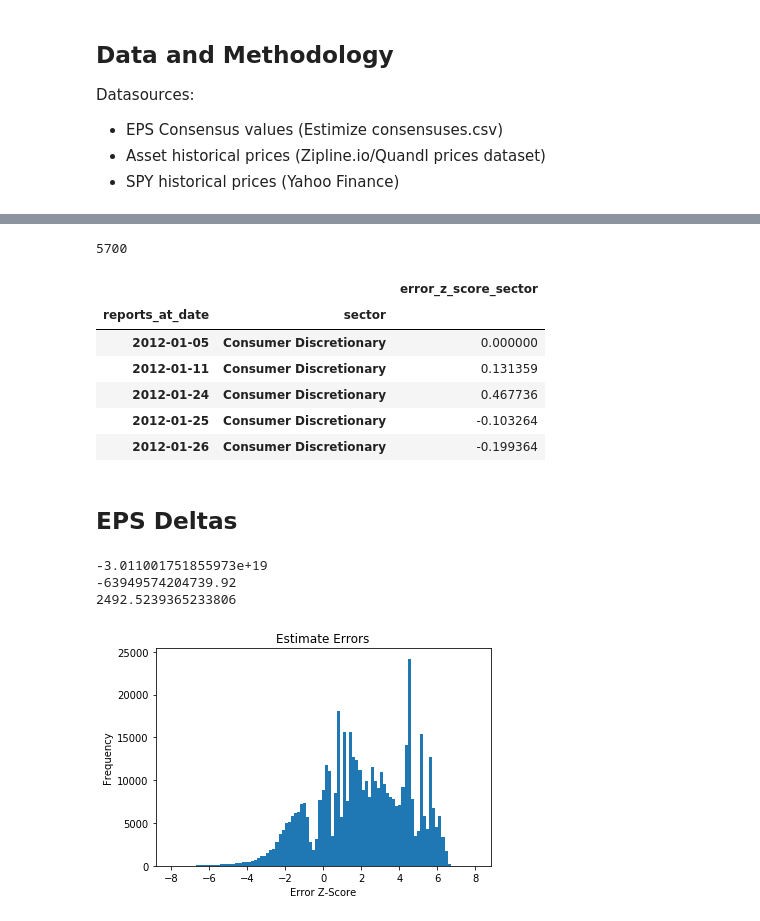
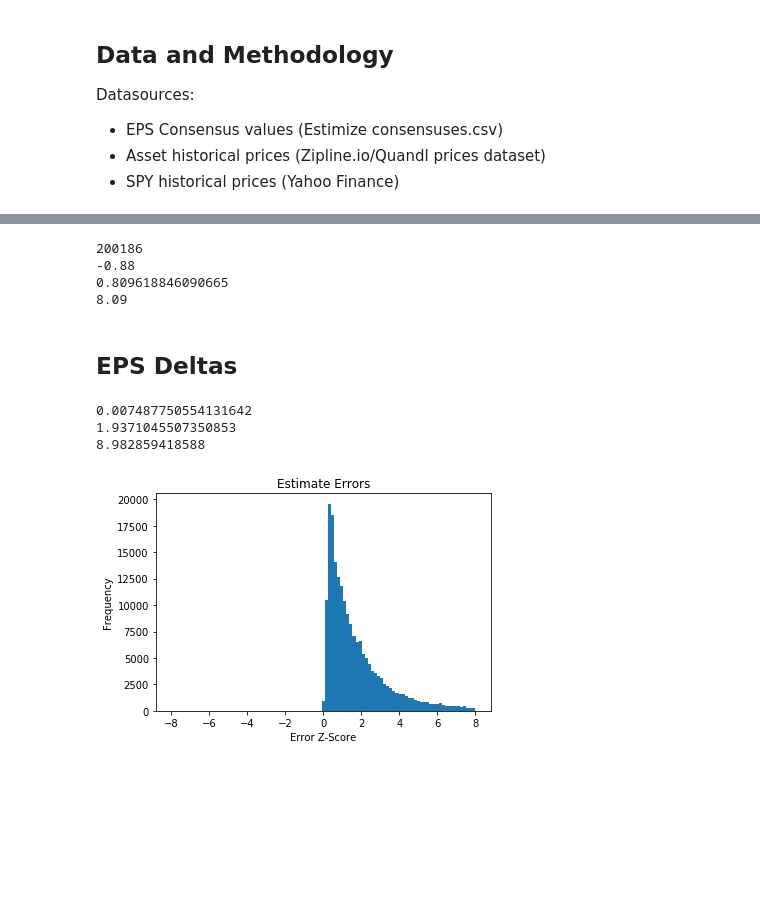
Before and after one commit to Estimize/estimize-research-py, a Jupyter notebook: notebooks/estimates_analysis.ipynb, the cells around one changed output, grey strips where cells are left out. Saved outputs shown, nothing was run; the diff lists cells and outputs as text; code cells hidden in the pictures; blank space fills up the shorter version.

```diff
--- a/notebooks/estimates_analysis.ipynb
+++ b/notebooks/estimates_analysis.ipynb
@@ -216,47 +164,52 @@ display(ifdf.head())
-# %%
-sfdf = get_factors(efdf, index='sector')
-print(len(sfdf))
-display(sfdf.head())
-# %% [output]
-5700
-|  |  | error_z_score_sector |
-| reports_at_date | sector |  |
-| 2012-01-05 | Consumer Discretionary | 0.000000 |
-| 2012-01-11 | Consumer Discretionary | 0.131359 |
-| 2012-01-24 | Consumer Discretionary | 0.467736 |
-| 2012-01-25 | Consumer Discretionary | -0.103264 |
-| 2012-01-26 | Consumer Discretionary | -0.199364 |
+# %%
+start_date = '2012-01-01'
+end_date = '2018-01-01'
+
+odf = get_observations(start_date, end_date, direction='positive')
+print(len(odf))
+print(odf.eps.min())
+print(odf.eps.mean())
+print(odf.eps.max())
+
+# asset = asset_service.get_asset('AAPL')
+# asset = asset_service.get_asset('AMZN')
+# asset = asset_service.get_asset('FB')
+# asset = asset_service.get_asset('GOOGL')
+# odf = odf[odf['asset'] == asset]
+# print(len(odf))
+# %% [output]
+200186
+-0.88
+0.809618846090665
+8.09
 # %% [markdown]
 ## EPS Deltas
 # %%
-df = efdf.copy()
-# df = afdf.copy()
-
-df['ttr'] = np.log(df['ttr'])
+df = odf.copy()
 
 # df['error_z_score'] = df['error_z_score_asset']
 # df['error_z_score'] = df['error_z_score_industry']
 # df['error_z_score'] = df['error_z_score_sector']
 
 # df = df[df['error_z_score'] < 0]
 # df['error_z_score'] = np.log(-1 * df['error_z_score'])
 
 # df = df[df['error_z_score'] > 0]
 # df['error_z_score'] = np.log(df['error_z_score'])
 
 print(df.error_z_score.min())
 print(df.error_z_score.mean())
 print(df.error_z_score.max())
 
 bins = np.linspace(-8, 8, 100)
 
-plt.hist(df['ttr'], bins)
+plt.hist(df.error_z_score, bins)
 plt.title("Estimate Errors")
 plt.xlabel("Error Z-Score")
 plt.ylabel("Frequency")
 plt.show()
 # %% [output]
--3.011001751855973e+19
--63949574204739.92
-2492.5239365233806
+0.007487750554131642
+1.9371045507350853
+8.982859418588
-[figure, old version]
+[figure, new version]
```
Also changed, not shown: parts of 17 cells of this notebook.
